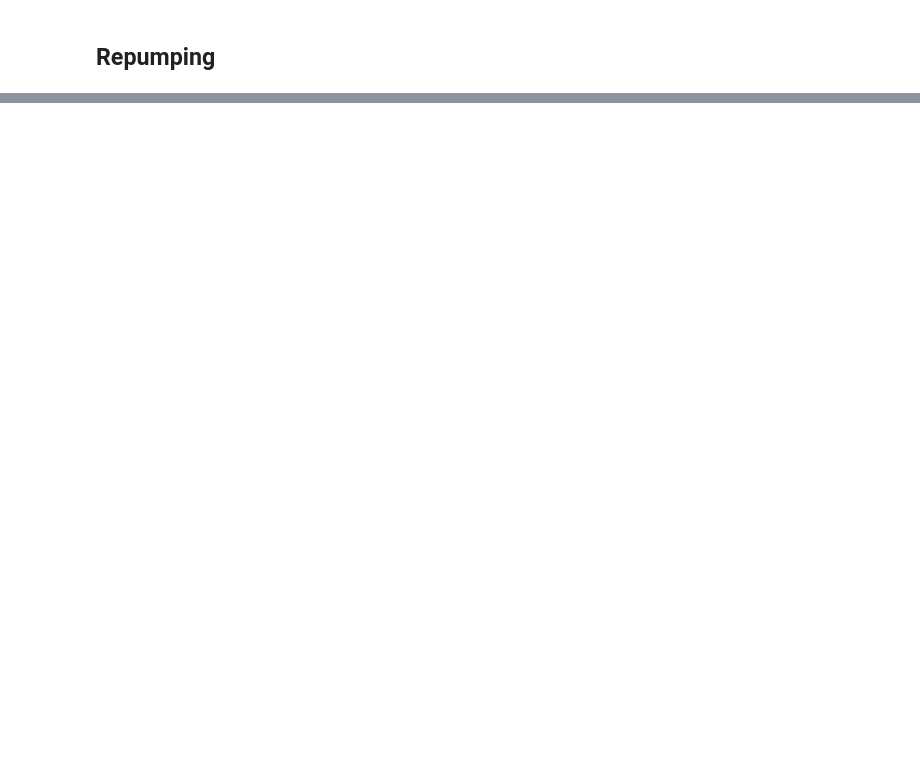
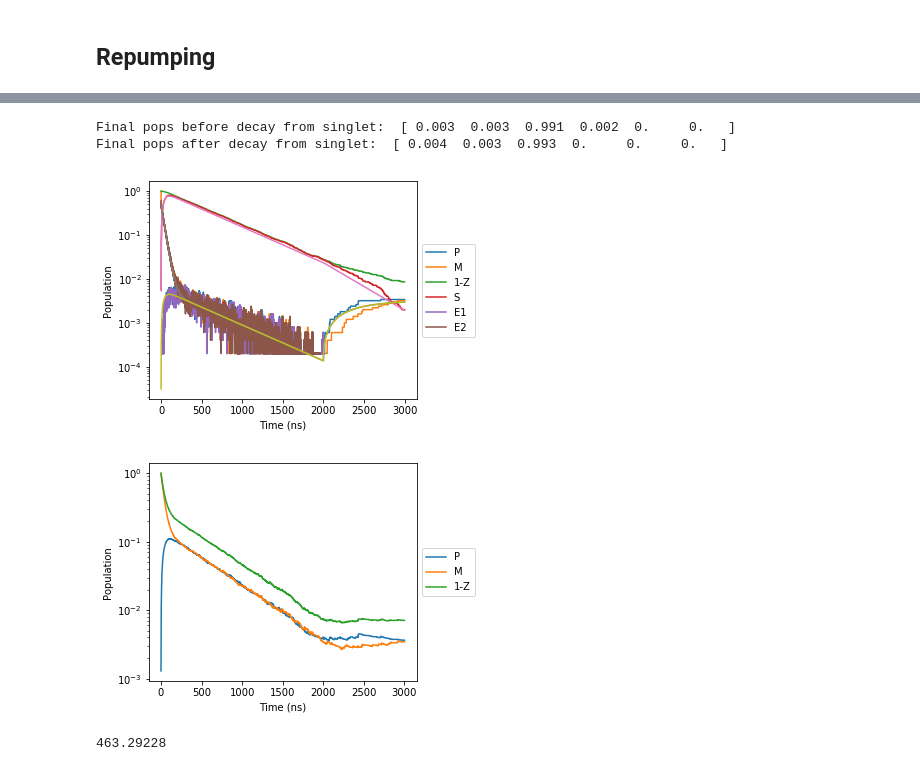
Before and after one commit to zaguros/analysis, a Jupyter notebook: notebooks/Quantum Networks/Simulations/RepumpingMonteCarlo.ipynb, the cells around one changed output, grey strips where cells are left out. Cells and saved outputs as stored; diff of their text form; code cells hidden in the pictures; blank space fills up the shorter version.

```diff
--- a/notebooks/Quantum Networks/Simulations/RepumpingMonteCarlo.ipynb
+++ b/notebooks/Quantum Networks/Simulations/RepumpingMonteCarlo.ipynb
@@ -50,32 +42,39 @@ print 'Phase acquired per mus: ', 360*favg*1e-6
 # %%
 reload(mcr);
 
 rmc = mcr.repumpingMonteCarlo()
 
-rmc.extra_singlet_state = True
+rmc.drive = 3
+rmc.drive_time = 2000
 
-rmc.drive = 2
 rmc.init_state = 1
-rmc.S_lifetime = 300.0
+rmc.S_lifetime = 400.0
 
 rmc.drive_branching = mcr.normalized([1,0])
 E1_branching_raw = np.array([1.0,0.00,0.0,0.63,0.0,0.0])
-E2_branching_raw = np.array([0.03,0.936,0.034,0.63,0.0,0.0])
+E2_branching_raw = np.array([0.00,1.0,0.0,0.63,0.0,0.0])
 rmc.E1_branching = mcr.normalized(E1_branching_raw)
 rmc.E2_branching = mcr.normalized(E2_branching_raw)
 rmc.E1_lifetime = 11.7/np.sum(E1_branching_raw)
 rmc.E2_lifetime = 11.7/np.sum(E2_branching_raw)
-rmc.S_branching = mcr.normalized([1,1,8,0,0,0])
+rmc.S_branching = mcr.normalized([1,1,6,0,0,0])
 
-rmc.time_duration = 2000
+rmc.time_duration = 3000
 rmc.dt = 0.2
 rmc.repetitions = 5000
 
-rmc.run(print_end_pops = True,log_plot=True,do_fit='after_decay',invert_Z = True)
+rmc.run(print_end_pops = True,log_plot=True,invert_Z = True,plot_model=True)
+# %% [output]
+Final pops before decay from singlet:  [ 0.003  0.003  0.991  0.002  0.     0.   ]
+Final pops after decay from singlet:  [ 0.004  0.003  0.993  0.     0.     0.   ]
+[figure, added]
+[figure, added]
 # %%
 avgRepumpTime=np.sum(rmc.t_array[:-1]*(-np.diff(rmc.mean_populations[:,3])))
 
 print avgRepumpTime
+# %% [output]
+463.29228
 # %%
 Apar = np.array([-365,-26,-55,33,26.5,-72])*1e3
 Aperp = np.array([100,18,25,35,30,30])*1e3
```
Also changed, not shown: parts of 11 cells of this notebook, 7 other files.
